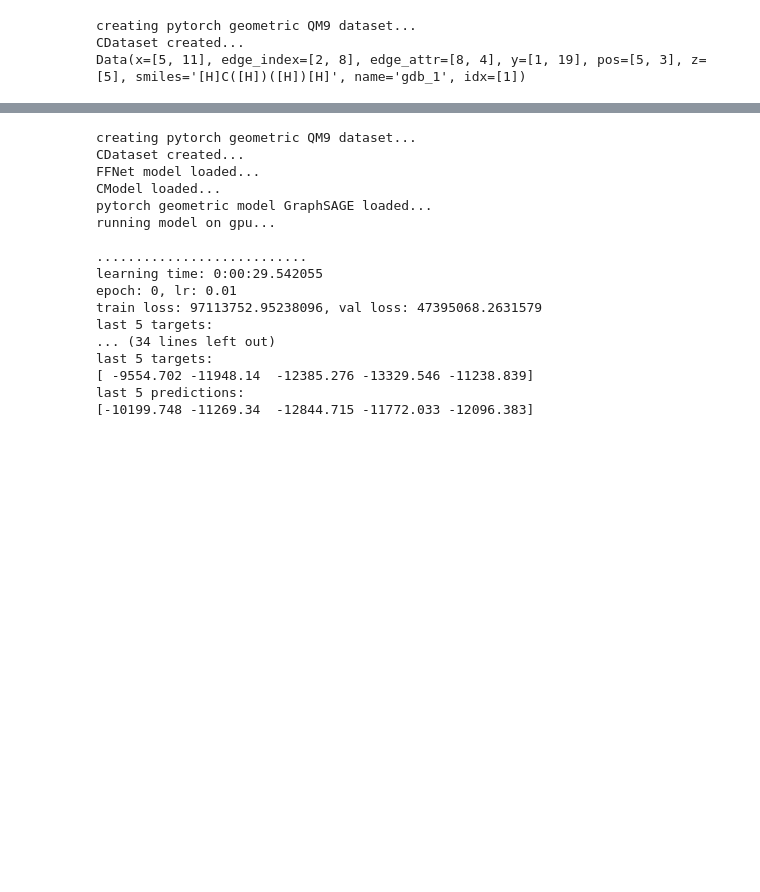
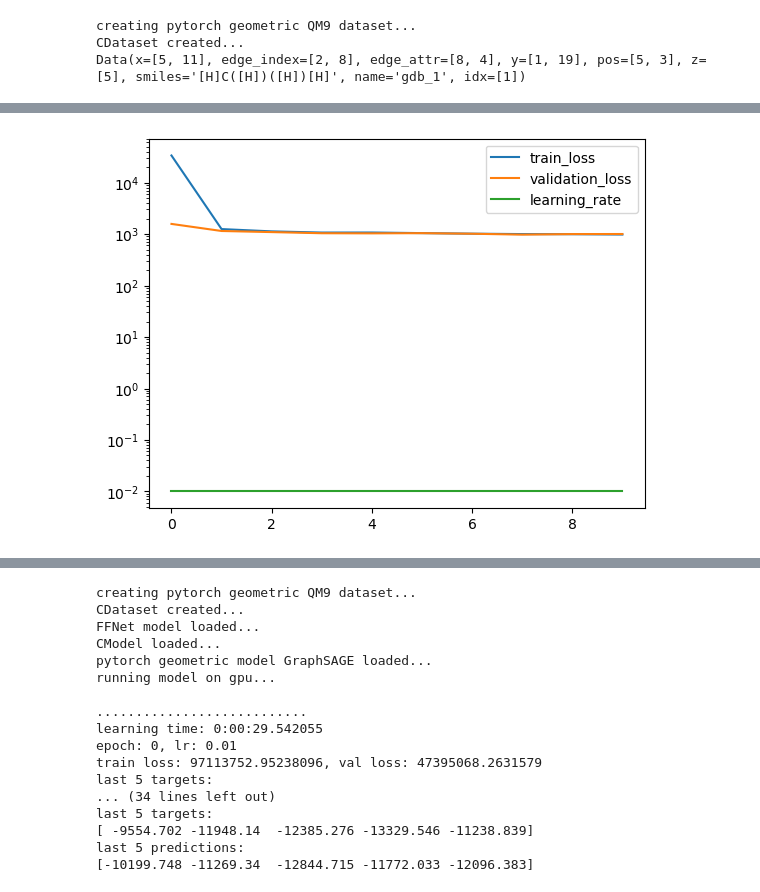
Before and after one commit to icanswim/qchem, a Jupyter notebook: experiment.ipynb, the cells around one changed output, grey strips where cells are left out. Saved outputs shown, nothing was run; the diff lists cells and outputs as text; code cells hidden in the pictures; blank space fills up the shorter version.

```diff
--- a/experiment.ipynb
+++ b/experiment.ipynb
@@ -199,7 +553,6 @@ qm9.ds[li].rdmol
 # %%
-# qchem QM9 dataset batch and loader mechanism
-# augmented with rdkit mol data (2.7 GB, 133,885 molecules)
-# the preprocessing can be greedy or thrifty to optimize speed or memory
+# qchem dataset (QM9) with qchem model (GraphNet)
+# extract, filter, transform, embed, save, load, model, metrics, display
 
 qm9_features = ['A','B','C','mu','alpha','homo','lumo', 'gap','r2','zpve',
                 'U0','U','H','G','Cv','qm9_n_atoms','qm9_block','qm9_atom_type',
@@ -244,27 +597,45 @@ ds_param = {'train_param': {'input_dict': {'x': [
                                              'idx': [AsTensor()],
                                              'U0': [AsTensor()],
                                             },
-                              #'filter_on': ('n_atoms','<','10'),
-                              'n': 1000, #non-random subset for testing,
-                              #'use_pickle': 'full_ds_3_confs', #use pickle if exists otherwise create
+                              'filter_on': ('n_atoms','>','8'),
+                              #'n': 10000, #non-random subset for testing,
+                              'use_pickle': 'n_atoms_greater_than_8_3_conf',
                               'n_conformers': 3,
                               'dict2data': True}}
 
-qm9 = QM9(**ds_param['train_param'])
+model_param = {'in_channels': 3,
+                'hidden': 256,
+                'out_channels': 1,
+                'depth': 2,
+                'convolution': 'SAGEConv',
+                'pool': 'MeanAggregation',
+                'dropout': .1,
+                'softmax': None,
+                'activation': 'relu',
+               }
 
-ds_idx = qm9.ds_idx
-selector = Selector(train_idx=ds_idx)
-selector('train')
-loader = DataLoader(qm9, batch_size=2, sampler=selector)
-batch = next(iter(loader))
-print('batch: ', batch)
-print('batch.ptr: ', batch.ptr)
-print('batch.idx: ', batch.idx)
-print('batch.x: ', batch.x)
-print('pgds[1]: ', qm9[1])
-print('pgds[1].x: ', qm9[1].x)
-print('pgds[1].y: ', qm9[1].y)
-print('pgds[1].idx: ', qm9[1].idx)
-print('pgds[1].edge_index: ', qm9[1].edge_index)
-print('pgds[1].edge_attr: ', qm9[1].edge_attr)
+metrics_param = {'report_interval': 100,
+                  'log_plot': True,
+                  'min_lr': .0013}  #early stopping
+
+opt_param = {'lr': 0.01}
+
+crit_param = {'reduction': 'sum'}
+
+sample_param = {'set_seed': 88,
+                 'splits': (.7, .15)}
+
+sched_param = {'factor': .6,
+                'patience': 10,
+                'cooldown': 5,
+                'min_lr': .00125}
+
+
+l = Learn([QM9], GraphNet, Selector,
+          Optimizer=Adam, Scheduler=ReduceLROnPlateau, Criterion=MSELoss, DataLoader=DataLoader,
+          model_param=model_param, ds_param=ds_param, sample_param=sample_param,
+          opt_param=opt_param, sched_param=sched_param, crit_param=crit_param,
+          metrics_param=metrics_param,
+          squeeze_y_pred=True, batch_size=256, epochs=10, save_model=True,
+          load_model=None)
 # %% [output]
@@ -287,0 +659 @@ pgds[1].edge_attr:  None
+[figure, added]
```
Also changed, not shown: parts of 26 cells of this notebook, 1 other file.
